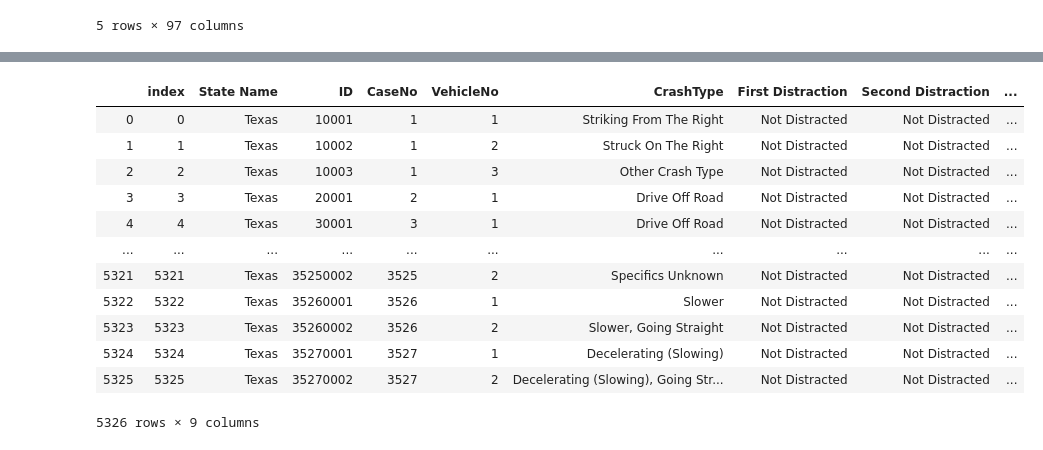
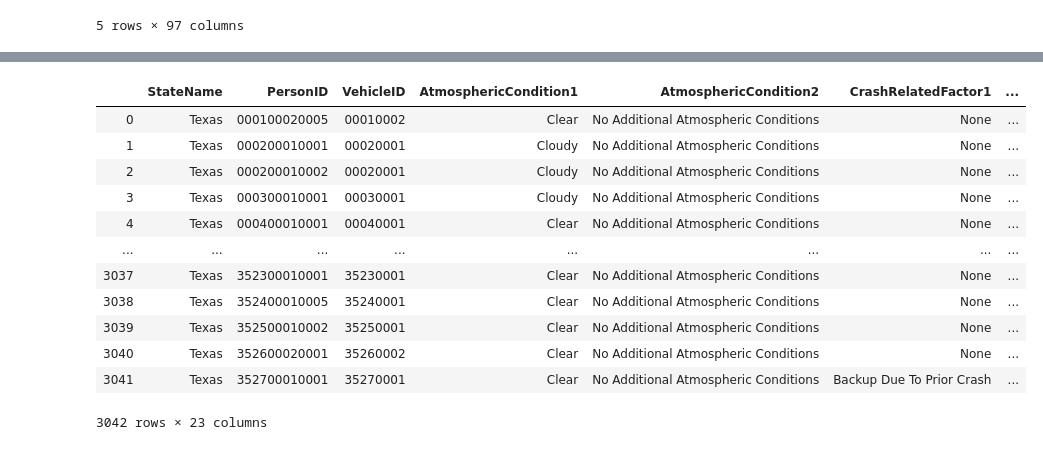
Before and after one commit to LisaCannon/ETL_CrashData, a Jupyter notebook: FARS_data.ipynb, the cells around one changed output, grey strips where cells are left out. Cells and saved outputs as stored; diff of their text form; code cells hidden in the pictures.

```diff
--- a/FARS_data.ipynb
+++ b/FARS_data.ipynb
@@ -61,8 +61,8 @@ dtype: int64
 # %%
+#Because the fields were presented in number codes, the conversion tables are used to translate the nmber codes.
 var_list = ['atmcond', 'atmcond2', 'arf1', 'arf2', 'arf3', 'driverdrowsy', 'fhevent', 'holiday', 'heavytruck', 'lightcond', 'speeding', 'conszone', 'druginv', 'alcinvol', 'injury']
 file_name = ['AtmosphericConditions', 'AtmosphericConditions2',  'CrashRelatedFactor', 'CrashRelatedFactor2', 'CrashRelatedFactor3', 'Drowsy', 'FirstHarmfulEvent', 'HolidayRelated', 'LargeTruckRelated', 'LightCondition', 'Speeding', 'WorkZone', 'PoliceReportedDrugInvolvement', 'PoliceReportedAlcoholInvolvement', 'InjurySeverity']
-nan_list = [(98,99,-1), (98,99,-1), (99,-1), (99,-1), (99,-1), (-1), (99), (-1), (-1), (8,9,-1), (-1), (-1), (8,9,-1), (8,9,-1), (9,-1)]
-new_name = ['Atmospheric Condition (1)', 'Atmospheric Condition (2)', 'Crash Related Factor (1)', 'Crash Related Factor (2)', 'Crash Related Factor (3)', 'Drowsy Driver', 'First Harmful Event', 'Holiday Related', 'Large Truck Related', 'Light Condition', 'Speeding Ind','Work Zone', 'Police Reported Drug Involvement', 'Police-Reported Alcohol Involvement', 'Injury Severity']
+new_name = ['AtmosphericCondition(1)', 'AtmosphericCondition(2)', 'CrashRelatedFactor(1)', 'CrashRelatedFactor(2)', 'CrashRelatedFactor(3)', 'DrowsyDriver', 'FirstHarmfulEvent', 'HolidayRelated', 'LargeTruckRelated', 'LightCondition', 'SpeedingInd','WorkZone', 'PoliceReportedDrugInvolvement', 'PoliceReportedAlcoholInvolvement', 'InjurySeverity']
 
 new_df = FARS2016_death
 i = 0
@@ -89,8 +89,8 @@ new_df = pd.merge(new_df, var_df, on = 'city', how = 'left')
 new_df = new_df.drop(columns = ['city'])
 # %%
 #convert vforms and pforms to integers
-new_df['Number of Person Forms Submitted'] = new_df['pforms'].astype(int)
-new_df['Number of Vehicle Forms Submitted'] = new_df['vforms'].astype(int)
+new_df['PersonFormsSubmitted'] = new_df['pforms'].astype(int)
+new_df['VehicleFormsSubmitted'] = new_df['vforms'].astype(int)
 new_df = new_df.drop(columns = ['pforms','vforms'])
 # %%
 #convert date into timedate format
@@ -98,5 +98,6 @@ new_df['accdatestr'] = new_df['accdate'].astype(int).astype(str)
 for i in new_df['accdatestr']:
     if len(i) < 8:
         new_df['accdatestr'] = '0' + new_df['accdatestr']
-new_df['Crash Date'] = pd.to_datetime(new_df['accdatestr'], format='%d%m%Y', errors='ignore')
-new_df = new_df.drop(columns = ['accdate','accdatestr'])
+new_df['CrashDate'] = pd.to_datetime(new_df['accdatestr'], format='%d%m%Y', errors='ignore')
+CrashDeaths = new_df.drop(columns = ['accdate','accdatestr'])
+CrashDeaths.rename(columns = {"State":"StateName","AtmosphericCondition(1)":"AtmosphericCondition1","AtmosphericCondition(2)":"AtmosphericCondition2","CrashRelatedFactor(1)":"CrashRelatedFactor1","CrashRelatedFactor(2)":"CrashRelatedFactor2","CrashRelatedFactor(3)":"CrashRelatedFactor3"},inplace = True)
@@ -113,19 +104,16 @@ new_df.head()
-# %%
-csv_file = 'data/df_c.csv'
-CrashDistraction_df = pd.read_csv(csv_file)
-CrashDistraction_df.reset_index(inplace = True)
-CrashDistraction_df.drop('Unnamed: 0', axis = 1)
-# %% [output]
-|  | index | State Name | ID | CaseNo | VehicleNo | CrashType | First Distraction | Second Distraction | ... |
-| 0 | 0 | Texas | 10001 | 1 | 1 | Striking From The Right | Not Distracted | Not Distracted | ... |
-| 1 | 1 | Texas | 10002 | 1 | 2 | Struck On The Right | Not Distracted | Not Distracted | ... |
-| 2 | 2 | Texas | 10003 | 1 | 3 | Other Crash Type | Not Distracted | Not Distracted | ... |
-| 3 | 3 | Texas | 20001 | 2 | 1 | Drive Off Road | Not Distracted | Not Distracted | ... |
-| 4 | 4 | Texas | 30001 | 3 | 1 | Drive Off Road | Not Distracted | Not Distracted | ... |
-| ... | ... | ... | ... | ... | ... | ... | ... | ... | ... |
-| 5321 | 5321 | Texas | 35250002 | 3525 | 2 | Specifics Unknown | Not Distracted | Not Distracted | ... |
-| 5322 | 5322 | Texas | 35260001 | 3526 | 1 | Slower | Not Distracted | Not Distracted | ... |
-| 5323 | 5323 | Texas | 35260002 | 3526 | 2 | Slower, Going Straight | Not Distracted | Not Distracted | ... |
-| 5324 | 5324 | Texas | 35270001 | 3527 | 1 | Decelerating (Slowing) | Not Distracted | Not Distracted | ... |
-| 5325 | 5325 | Texas | 35270002 | 3527 | 2 | Decelerating (Slowing), Going Str... | Not Distracted | Not Distracted | ... |
-5326 rows × 9 columns
+# %%
+CrashDeaths
+# %% [output]
+|  | StateName | PersonID | VehicleID | AtmosphericCondition1 | AtmosphericCondition2 | CrashRelatedFactor1 | ... |
+| 0 | Texas | 000100020005 | 00010002 | Clear | No Additional Atmospheric Conditions | None | ... |
+| 1 | Texas | 000200010001 | 00020001 | Cloudy | No Additional Atmospheric Conditions | None | ... |
+| 2 | Texas | 000200010002 | 00020001 | Cloudy | No Additional Atmospheric Conditions | None | ... |
+| 3 | Texas | 000300010001 | 00030001 | Cloudy | No Additional Atmospheric Conditions | None | ... |
+| 4 | Texas | 000400010001 | 00040001 | Clear | No Additional Atmospheric Conditions | None | ... |
+| ... | ... | ... | ... | ... | ... | ... | ... |
+| 3037 | Texas | 352300010001 | 35230001 | Clear | No Additional Atmospheric Conditions | None | ... |
+| 3038 | Texas | 352400010005 | 35240001 | Clear | No Additional Atmospheric Conditions | None | ... |
+| 3039 | Texas | 352500010002 | 35250001 | Clear | No Additional Atmospheric Conditions | None | ... |
+| 3040 | Texas | 352600020001 | 35260002 | Clear | No Additional Atmospheric Conditions | None | ... |
+| 3041 | Texas | 352700010001 | 35270001 | Clear | No Additional Atmospheric Conditions | Backup Due To Prior Crash | ... |
+3042 rows × 23 columns
```
Also changed, not shown: parts of 12 cells of this notebook, 51 other files.
